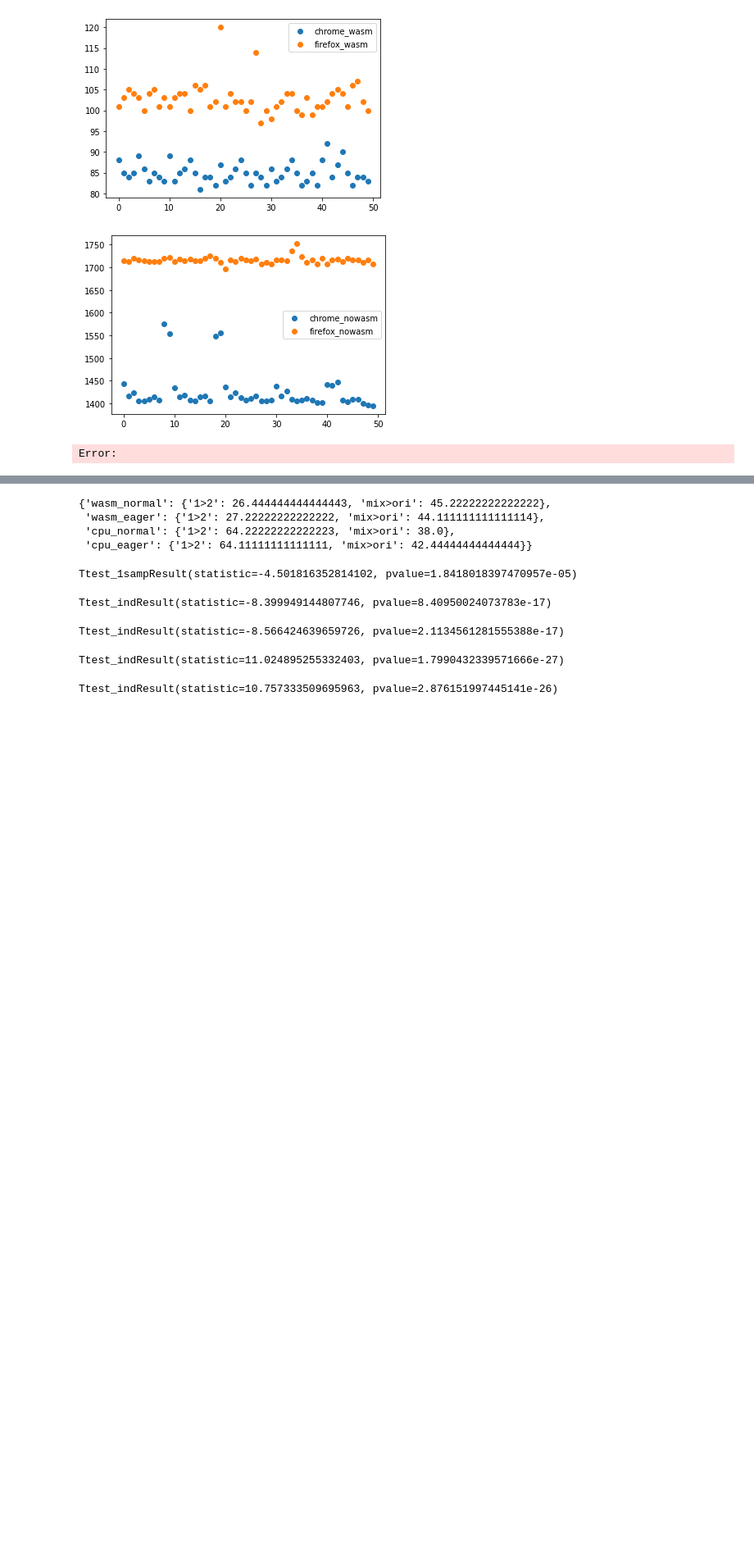
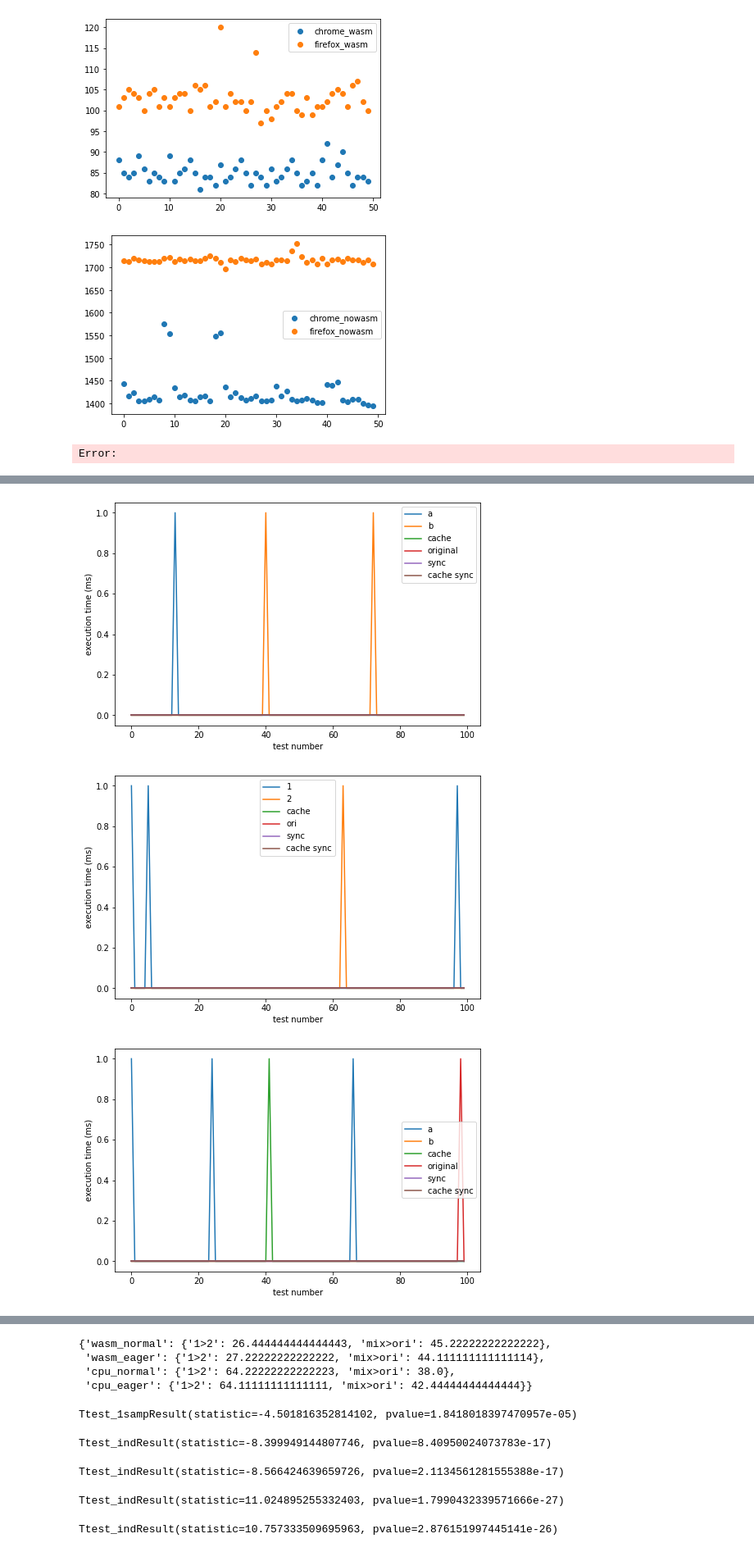
Before and after one commit to woodyhoko/tfjs_wasm, a Jupyter notebook: temp.ipynb, the cells around one changed output, grey strips where cells are left out. Shown at 82% size. Saved outputs shown, nothing was run; the diff lists cells and outputs as text; code cells hidden in the pictures; blank space fills up the shorter version.

```diff
--- a/temp.ipynb
+++ b/temp.ipynb
@@ -134,7 +134,7 @@ url = "http://localhost:8000/test.html"
 option_table = {"page_load_strategy":["normal","eager","none"]}
 default_option = ["headless", "--enable-javascript", "--use-gl"]
 
-def edge_test(n=10, backend="wasm", task="vision", arguments={"page_load_strategy":"normal"}, others=default_option):
+def edge_test(n=10, backend="wasm", task="vision", op="add", arguments={"page_load_strategy":"normal"}, others=default_option):
     option = webdriver.EdgeOptions()
     option.page_load_strategy = arguments["page_load_strategy"]
     for other_options in others:
@@ -143,10 +143,10 @@ def edge_test(n=10, backend="wasm", task="vision", arguments={"page_load_strateg
     driver.set_page_load_timeout(3000000)
     driver.set_script_timeout(3000000)
     driver.get(url)
-    data = driver.execute_script(f'return start({n}, "{backend}")')
+    data = driver.execute_script(f'return start({n}, backend = "{backend}", op = "{op}")')
     driver.quit()
     return data
-def chrome_test(n=10, backend="wasm", task="vision", arguments={"page_load_strategy":"normal"}, others=default_option):
+def chrome_test(n=10, backend="wasm", task="vision", op="add", arguments={"page_load_strategy":"normal"}, others=default_option):
     option = webdriver.ChromeOptions()
     option.page_load_strategy = arguments["page_load_strategy"]
     for other_options in others:
@@ -155,10 +155,10 @@ def chrome_test(n=10, backend="wasm", task="vision", arguments={"page_load_strat
     driver.set_page_load_timeout(3000000)
     driver.set_script_timeout(3000000)
     driver.get(url)
-    data = driver.execute_script(f'return start({n}, "{backend}")')
+    data = driver.execute_script(f'return start({n}, backend = "{backend}", op = "{op}")')
     driver.quit()
     return data
-def firefox_test(n=10, backend="wasm", task="vision", arguments={"page_load_strategy":"normal"}, others=["-headless"]):
+def firefox_test(n=10, backend="wasm", task="vision", op="add", arguments={"page_load_strategy":"normal"}, others=["-headless"]):
     option = webdriver.FirefoxOptions()
     option.page_load_strategy = arguments["page_load_strategy"]
     for other_options in others:
@@ -167,7 +167,7 @@ def firefox_test(n=10, backend="wasm", task="vision", arguments={"page_load_stra
     driver.set_page_load_timeout(3000000)
     driver.set_script_timeout(3000000)
     driver.get(url)
-    data = driver.execute_script(f'return start({n}, "{backend}")')
+    data = driver.execute_script(f'return start({n}, backend = "{backend}", op = "{op}")')
     driver.quit()
     return data
 # %%
@@ -229,0 +645,52 @@ for key in chrome_data.keys():
+# %%
+plt.figure(figsize=(8,5))
+plt.plot(range(len(chrome_data_average["wasm_normal_add"]["1"])), chrome_data_average["wasm_normal_add"]["1"], label="a")
+plt.plot(range(len(chrome_data_average["wasm_normal_add"]["2"])), chrome_data_average["wasm_normal_add"]["2"], label="b")
+plt.plot(range(len(chrome_data_average["wasm_normal_add"]["cache"])), chrome_data_average["wasm_normal_add"]["cache"], label="cache")
+plt.plot(range(len(chrome_data_average["wasm_normal_add"]["ori"])), chrome_data_average["wasm_normal_add"]["ori"], label="original")
+plt.plot(range(len(chrome_data_average["wasm_normal_add"]["sync"])), chrome_data_average["wasm_normal_add"]["sync"], label="sync")
+plt.plot(range(len(chrome_data_average["wasm_normal_add"]["sync_cache"])), chrome_data_average["wasm_normal_add"]["sync"], label="cache sync")
+plt.legend()
+plt.ylabel("execution time (ms)")
+plt.xlabel("test number")
+plt.show()
+
+plt.figure(figsize=(8,5))
+plt.plot(range(len(chrome_data_average["wasm_eager_add"]["1"])), chrome_data_average["wasm_eager_add"]["1"], label="1")
+plt.plot(range(len(chrome_data_average["wasm_eager_add"]["2"])), chrome_data_average["wasm_eager_add"]["2"], label="2")
+plt.plot(range(len(chrome_data_average["wasm_eager_add"]["cache"])), chrome_data_average["wasm_eager_add"]["cache"], label="cache")
+plt.plot(range(len(chrome_data_average["wasm_eager_add"]["ori"])), chrome_data_average["wasm_eager_add"]["ori"], label="ori")
+plt.plot(range(len(chrome_data_average["wasm_eager_add"]["sync"])), chrome_data_average["wasm_eager_add"]["sync"], label="sync")
+plt.plot(range(len(chrome_data_average["wasm_eager_add"]["sync_cache"])), chrome_data_average["wasm_eager_add"]["sync"], label="cache sync")
+plt.legend()
+plt.ylabel("execution time (ms)")
+plt.xlabel("test number")
+plt.show()
+
+plt.figure(figsize=(8,5))
+plt.plot(range(len(chrome_data_average["cpu_normal_add"]["1"])), chrome_data_average["cpu_normal_add"]["1"], label="a")
+plt.plot(range(len(chrome_data_average["cpu_normal_add"]["2"])), chrome_data_average["cpu_normal_add"]["2"], label="b")
+plt.plot(range(len(chrome_data_average["cpu_normal_add"]["cache"])), chrome_data_average["cpu_normal_add"]["cache"], label="cache")
+plt.plot(range(len(chrome_data_average["cpu_normal_add"]["ori"])), chrome_data_average["cpu_normal_add"]["ori"], label="original")
+plt.plot(range(len(chrome_data_average["cpu_normal_add"]["sync"])), chrome_data_average["cpu_normal_add"]["sync"], label="sync")
+plt.plot(range(len(chrome_data_average["cpu_normal_add"]["sync_cache"])), chrome_data_average["cpu_normal_add"]["sync"], label="cache sync")
+plt.legend()
+plt.ylabel("execution time (ms)")
+plt.xlabel("test number")
+plt.show()
+
+plt.figure(figsize=(8,5))
+plt.plot(range(len(chrome_data_average["cpu_eager_add"]["1"])), chrome_data_average["cpu_eager_add"]["1"], label="1")
+plt.plot(range(len(chrome_data_average["cpu_eager_add"]["2"])), chrome_data_average["cpu_eager_add"]["2"], label="2")
+plt.plot(range(len(chrome_data_average["cpu_eager_add"]["cache"])), chrome_data_average["cpu_eager_add"]["cache"], label="cache")
+plt.plot(range(len(chrome_data_average["cpu_eager_add"]["ori"])), chrome_data_average["cpu_eager_add"]["ori"], label="ori")
+plt.plot(range(len(chrome_data_average["cpu_eager_add"]["sync"])), chrome_data_average["cpu_eager_add"]["sync"], label="sync")
+plt.plot(range(len(chrome_data_average["cpu_eager_add"]["sync_cache"])), chrome_data_average["cpu_eager_add"]["sync"], label="cache sync")
+plt.legend()
+plt.ylabel("execution time (ms)")
+plt.xlabel("test number")
+plt.show()
+# %% [output]
+[figure, added]
+[figure, added]
+[figure, added]
```
Also changed, not shown: parts of 7 cells of this notebook, 2 other files.
